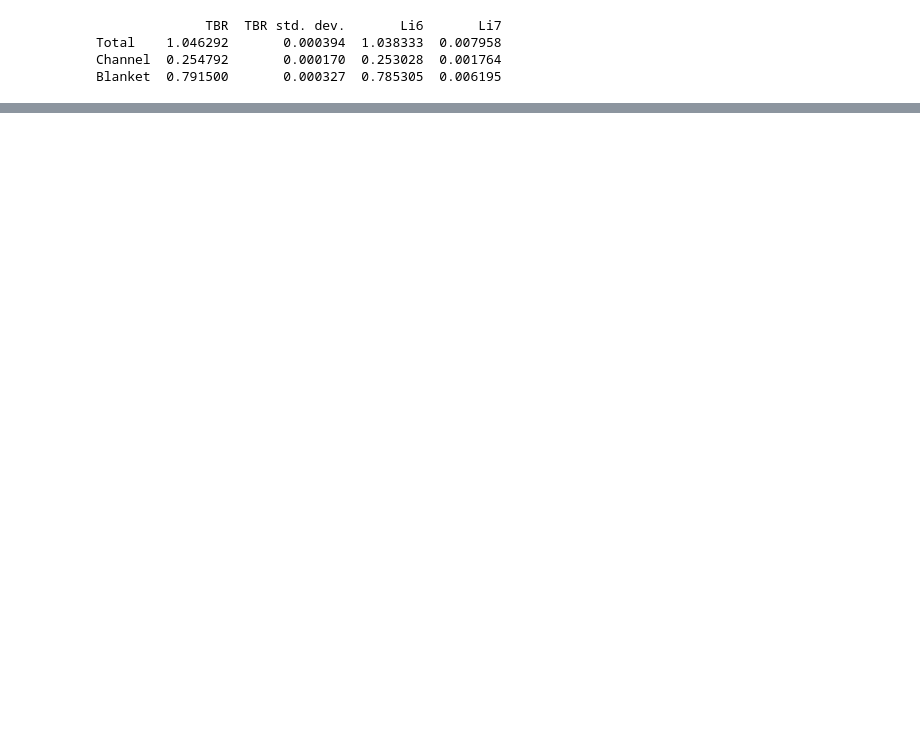
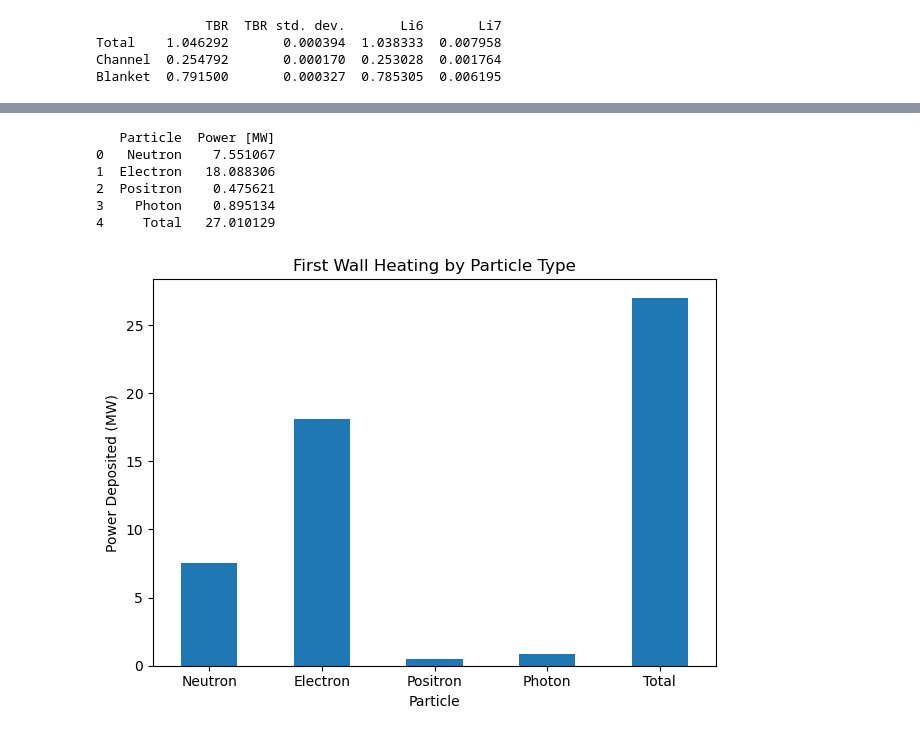
Before and after one commit to davidepettinari/structural-materials-analysis, a Jupyter notebook: analysis/postprocessing.ipynb, the cells around one changed output, grey strips where cells are left out. Drawn from its saved outputs; the diff is of its cells as text; code cells hidden in the pictures; blank space fills up the shorter version.

```diff
--- a/analysis/postprocessing.ipynb
+++ b/analysis/postprocessing.ipynb
@@ -81,0 +69,21 @@ NameError: name 'np' is not defined
+# %%
+df = helpers.compute_fw_heating(sp, number_of_neutrons_per_second)
+print(df)
+# %% [output]
+   Particle  Power [MW]
+0   Neutron    7.551067
+1  Electron   18.088306
+2  Positron    0.475621
+3    Photon    0.895134
+4     Total   27.010129
+# %%
+import matplotlib.pyplot as plt
+
+df.plot(kind='bar', y='Power [MW]', x='Particle', legend=False)
+plt.ylabel('Power Deposited (MW)')
+plt.title('First Wall Heating by Particle Type')
+plt.xticks(rotation=0)
+plt.tight_layout()
+plt.show()
+# %% [output]
+[figure, added]
```
Also changed, not shown: parts of 4 cells of this notebook, 10 other files.
